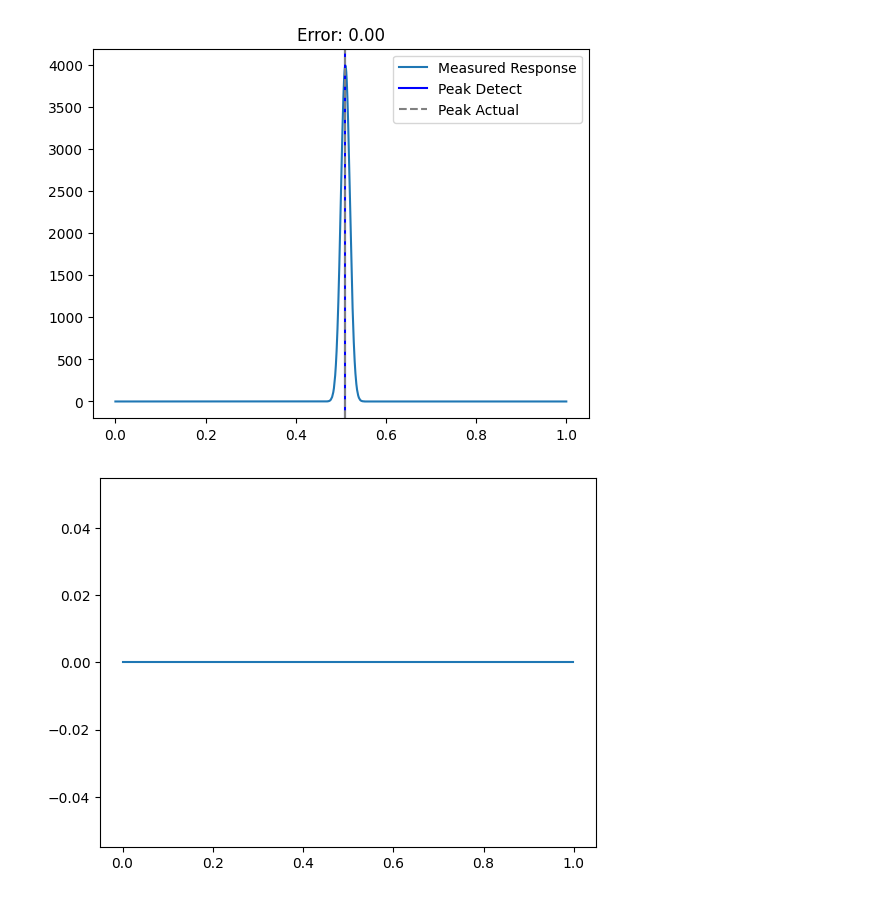
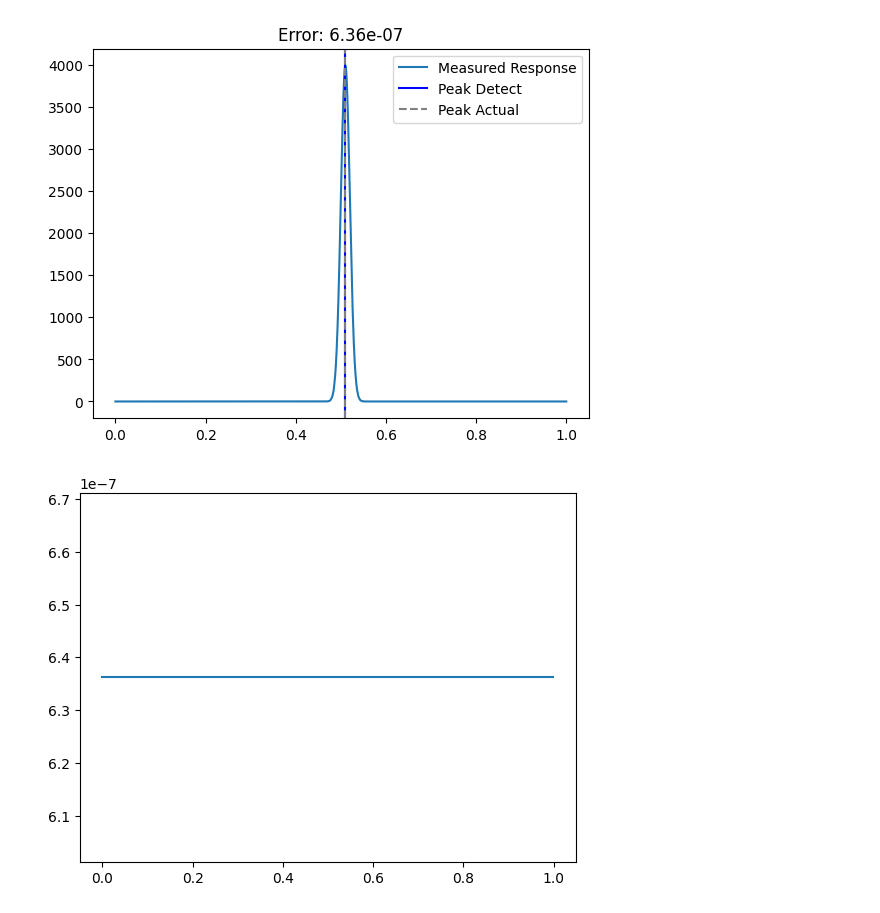
Before and after one commit to IanSmith232/sample_code_programming_question, a Jupyter notebook: notebooks/calibraiton.ipynb, the cells around one changed output. Drawn from its saved outputs; the diff is of its cells as text; code cells hidden in the pictures.

Commit message:
Updated with working abstracted measurement controller and added some markdown docs.

```diff
--- a/notebooks/calibraiton.ipynb
+++ b/notebooks/calibraiton.ipynb
@@ -18,6 +33,12 @@ from matplotlib.figure import Figure
 
 
 class IonSystem(ABC):
+    """
+    Abstract base class for an ion system.
+
+    This controls what response is produced at the current mirror position.
+
+    """
     _max_ion_response = 100
 
     @abstractmethod
@@ -70,7 +91,7 @@ class GaussianIonSystem(IonSystem):
 
 class MeasureControlSystem(ABC):
     """
-    Base class to define generating sequence of positions to pick and how to pick the result.
+    Base class to define the positions to measure and how to pick the best postion.
 
     """
 
@@ -95,8 +116,8 @@ class MeasureControlSystem(ABC):
         """
         ...
 
+    @property
     @abstractmethod
-    @property
     def search_complete(self) -> bool:
         """
         Return true when search is complete.
@@ -140,6 +161,13 @@ class MeasureControlSystem(ABC):
             raise StopIteration
         return self.next_position()
 
+    def scan(self, ion_system: IonSystem) -> float:
+        for cur_position in self:
+            ion_system.move_mirror_to_position(cur_position)
+            self.record_response(ion_system.measure_ion_response())
+
+        return self.pick_best_position()
+
 
 class LinearSearchGaussianPicker(MeasureControlSystem):
     """
@@ -148,10 +176,9 @@ class LinearSearchGaussianPicker(MeasureControlSystem):
     """
 
     def __init__(self, num_steps = 100):
-        self.num_steps = 100
+        self.num_steps = num_steps
         self._positions = numpy.linspace(0,1,self.num_steps)
 
-    @abstractmethod
     def pick_best_position(self) -> float:
         """
         This picker assumes a gaussian curve, so we use a fit match to that.
@@ -166,16 +193,14 @@ class LinearSearchGaussianPicker(MeasureControlSystem):
         (_, mean, _), _ = optimize.curve_fit(gaussian, self.previous_positions, self.previous_response, p0=[100, first_guess_mean, 1])
         return mean
 
-    @abstractmethod
     @property
     def search_complete(self) -> bool:
         """
         Return true when search is complete.
 
         """
-        return self.previous_positions >= self.num_steps
+        return len(self.previous_positions) >= self.num_steps
 
-    @abstractmethod
     def _next_position(self) -> float:
         """
         Iterator to produce points based off what has been recorded.
@@ -203,20 +210,20 @@ def scan_example(ion_system: IonSystem, measure_controler: MeasureControlSystem)
 # %%
 def evaluate_locator(
         cur_ion_sys: IonSystem,
-        pick_best_position: PickBestPositionT,
+        measure_controller: MeasureControlSystem,
         expected_position: float,
         ) -> float:
     """
     Evaluate how good the method is.
 
     """
-    scan_result = scan_example(cur_ion_sys, pick_best_position)
+    scan_result = measure_controller.scan(cur_ion_sys)
     error = abs(scan_result - expected_position)
     return error
 
 def plot_evaluation(
         cur_ion_sys: IonSystem,
-        pick_best_position: PickBestPositionT,
+        measure_controller: MeasureControlSystem,
         expected_position: float,
         ) -> Figure:
     """
@@ -224,7 +231,7 @@ def plot_evaluation(
 
     """
 
-    scan_result = scan_example(cur_ion_sys, pick_best_position)
+    scan_result = measure_controller.scan(cur_ion_sys)
     error = abs(scan_result - expected_position)
 
     ion_responses: List[int] = []
@@ -239,38 +246,44 @@ def plot_evaluation(
     axes.axvline(scan_result, color='blue', label='Peak Detect')
     axes.axvline(expected_position, linestyle='dashed', color='gray', label='Peak Actual')
     # dont use percent error because peak could be near zero.
-    axes.set_title(f'Error: {error:.02f}')
+    axes.set_title(f'Error: {error:.02e}')
     axes.legend()
     return fig
 # %%
 peak_location = .51
 variance=.0001
+num_scan_steps = 100
 cur_ion_sys = GaussianIonSystem(peak_location=peak_location, variance=variance)
+measure_controller = LinearSearchGaussianPicker(num_steps = num_scan_steps)
 
 fig = plot_evaluation(
     cur_ion_sys=cur_ion_sys,
-    pick_best_position=gaussian_pick_best_position,
+    measure_controller=measure_controller,
     expected_position=peak_location,
     )
 
 fig.show()
 # %% [output]
-[figure, old version]
+[figure, new version]
 # %%
 peak_locations = numpy.arange(0, 1, .001)
 error: List[float] = []
+num_scan_steps = 100
+
+measure_controller = LinearSearchGaussianPicker(num_steps = num_scan_steps)
+
 for cur_peak_location in peak_locations:
     variance=.0001
     cur_ion_sys = GaussianIonSystem(peak_location=peak_location, variance=variance)
 
     error.append(evaluate_locator(
         cur_ion_sys=cur_ion_sys,
-        pick_best_position=gaussian_pick_best_position,
+        measure_controller=measure_controller,
         expected_position=peak_location,
         ))
 
 fig, axes = plt.subplots(1,1)
 axes.plot(peak_locations, error)
 fig.show()
 # %% [output]
-[figure, old version]
+[figure, new version]
```
Also changed, not shown: parts of 3 cells of this notebook.
